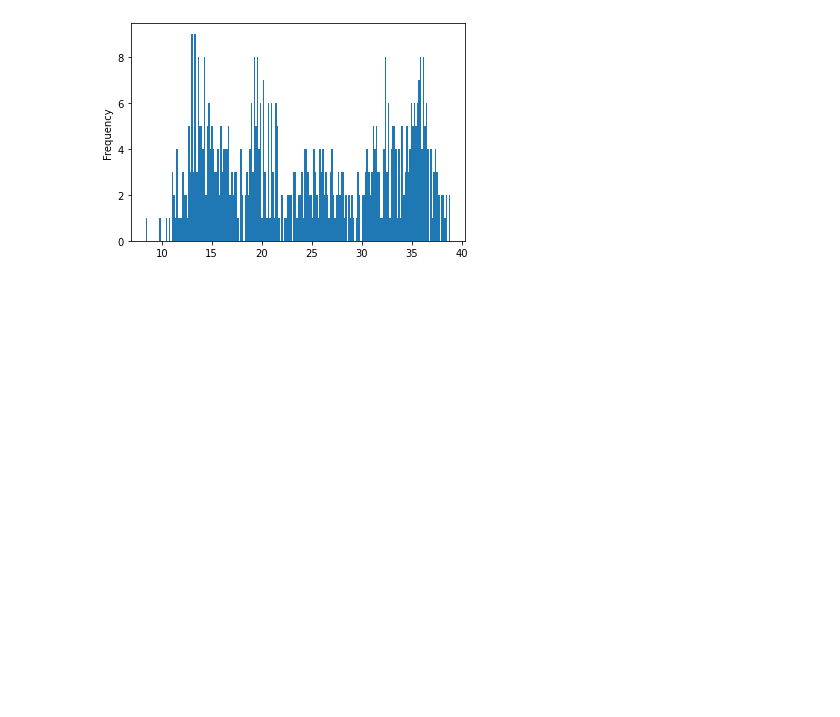
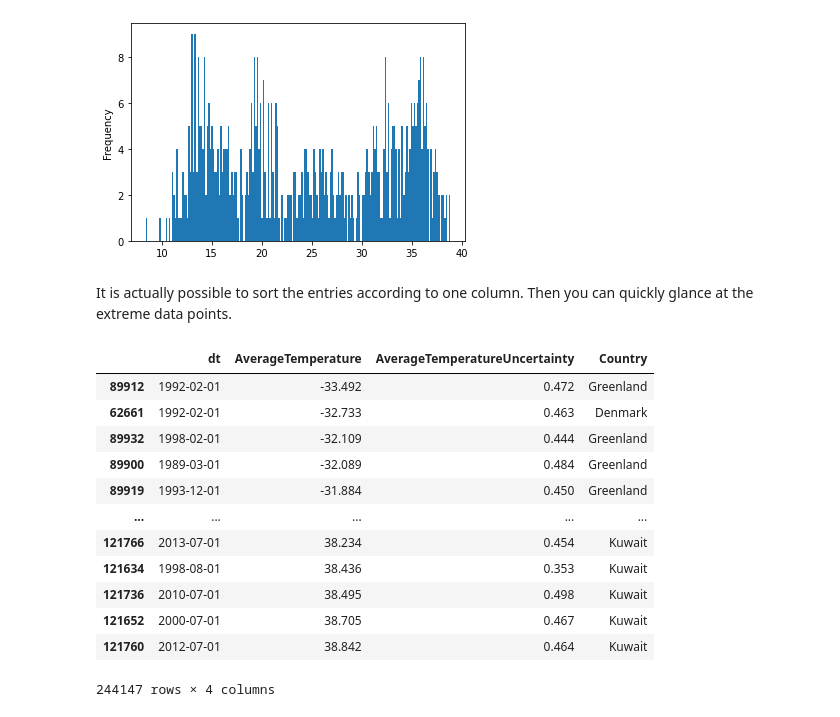
Before and after one commit to raghurama123/DataScience, a Jupyter notebook: notebooks/DS_02.ipynb, the cells around one changed output. Cells and saved outputs as stored; diff of their text form; code cells hidden in the pictures; blank space fills up the shorter version.

```diff
--- a/notebooks/DS_02.ipynb
+++ b/notebooks/DS_02.ipynb
@@ -164,3 +164,21 @@ tempKuwait['AverageTemperature'].plot.hist(bins=200, alpha=1.0)
 # %% [output]
 <AxesSubplot:ylabel='Frequency'>
 [figure]
+# %% [markdown]
+It is actually possible to sort the entries according to one column. Then you can quickly glance at the extreme data points.
+# %%
+temp.sort_values(by="AverageTemperature")
+# %% [output]
+|  | dt | AverageTemperature | AverageTemperatureUncertainty | Country |
+| 89912 | 1992-02-01 | -33.492 | 0.472 | Greenland |
+| 62661 | 1992-02-01 | -32.733 | 0.463 | Denmark |
+| 89932 | 1998-02-01 | -32.109 | 0.444 | Greenland |
+| 89900 | 1989-03-01 | -32.089 | 0.484 | Greenland |
+| 89919 | 1993-12-01 | -31.884 | 0.450 | Greenland |
+| ... | ... | ... | ... | ... |
+| 121766 | 2013-07-01 | 38.234 | 0.454 | Kuwait |
+| 121634 | 1998-08-01 | 38.436 | 0.353 | Kuwait |
+| 121736 | 2010-07-01 | 38.495 | 0.498 | Kuwait |
+| 121652 | 2000-07-01 | 38.705 | 0.467 | Kuwait |
+| 121760 | 2012-07-01 | 38.842 | 0.464 | Kuwait |
+244147 rows × 4 columns
```
Also changed, not shown: 1 other file.
